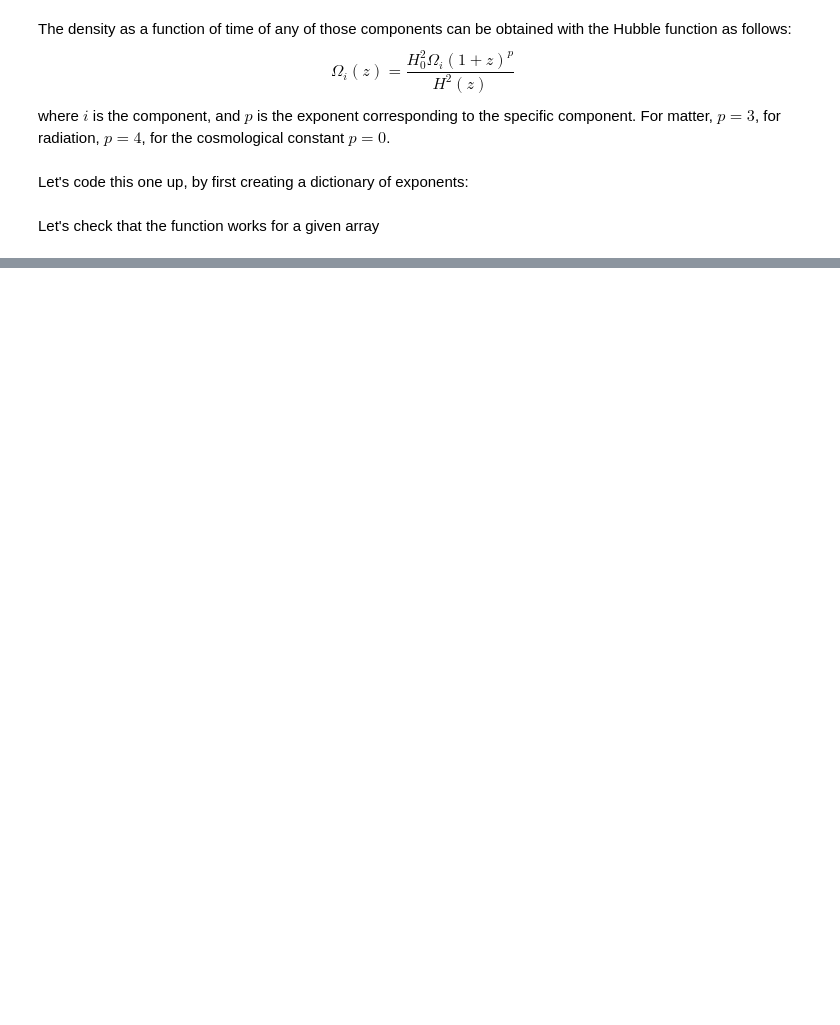
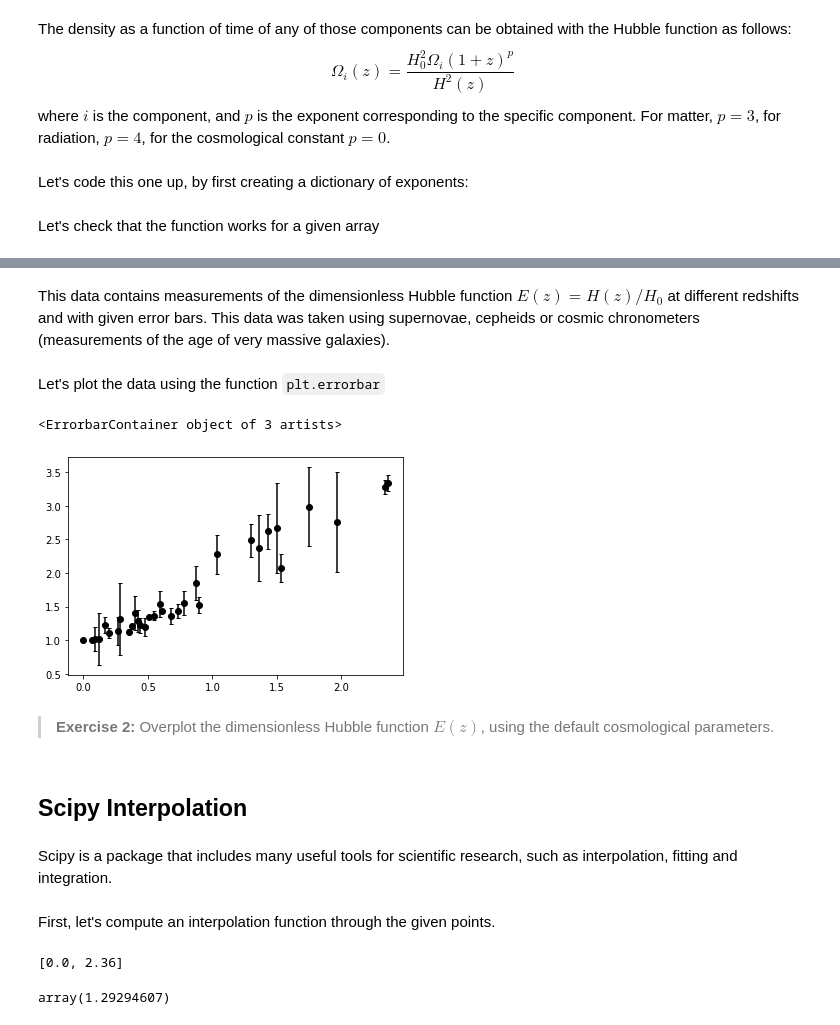
Before and after one commit to CosmoStat/Tutorials, a Jupyter notebook: python/Scipy-Cosmo.ipynb, the cells around one changed output, grey strips where cells are left out. Saved outputs shown, nothing was run; the diff lists cells and outputs as text; code cells hidden in the pictures; blank space fills up the shorter version.

```diff
--- a/python/Scipy-Cosmo.ipynb
+++ b/python/Scipy-Cosmo.ipynb
@@ -221,0 +255,18 @@ plt.show()
+# %% [markdown]
+This data contains measurements of the dimensionless Hubble function $E(z) = H(z)/H_0$ at different redshifts and with given error bars. This data was taken using supernovae, cepheids or cosmic chronometers (measurements of the age of very massive galaxies).
+# %% [markdown]
+Let's plot the data using the function `plt.errorbar`
+# %%
+fig = plt.figure()
+plt.errorbar(data_h_ofz[:,0], data_h_ofz[:,1], data_h_ofz[:,2], fmt='o', color='black', ecolor='black', capsize=2)
+# %% [output]
+<ErrorbarContainer object of 3 artists>
+[figure, added]
+# %% [markdown]
+> **Exercise 2:** Overplot the dimensionless Hubble function $E(z)$, using the default cosmological parameters.
+# %% [markdown]
+## Scipy Interpolation
+# %% [markdown]
+Scipy is a package that includes many useful tools for scientific research, such as interpolation, fitting and integration.
+# %% [markdown]
+First, let's compute an interpolation function through the given points.
@@ -221,0 +276,11 @@ plt.show()
+# %%
+# The domain of the interpolation is
+data_range=[data_h_ofz[0,0],data_h_ofz[-1,0]]
+data_range
+# %% [output]
+[0.0, 2.36]
+# %%
+# Now we have a function of E(z)
+interp1_h_ofz(0.5)
+# %% [output]
+array(1.29294607)
```
Also changed, not shown: parts of 79 cells of this notebook, 3 other files.
